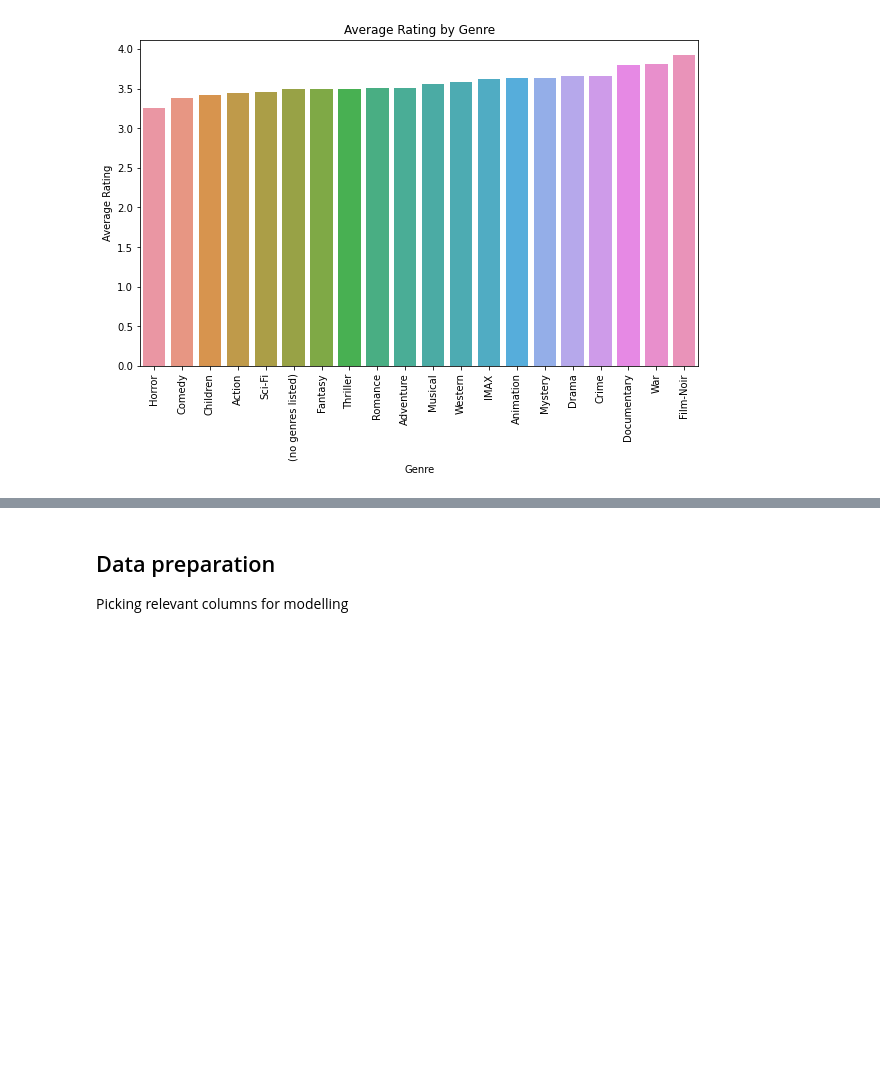
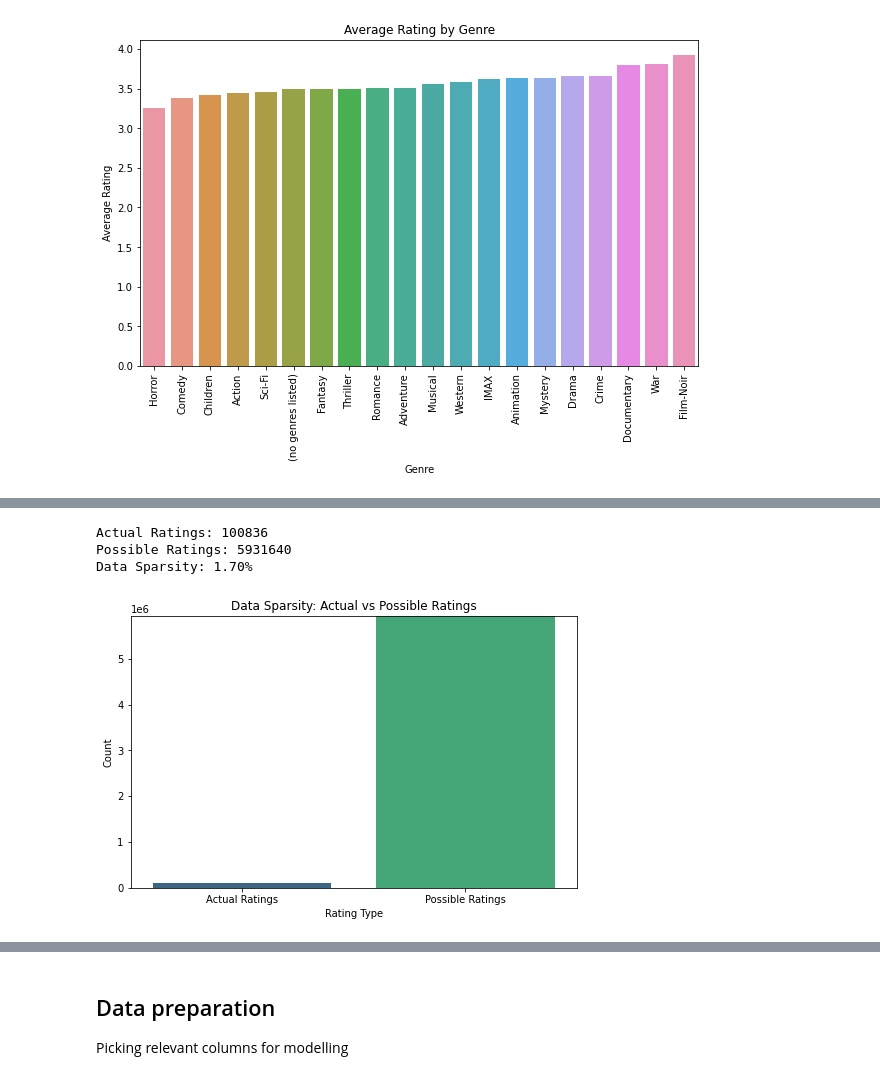
Before and after one commit to gtisnanga/PHASE-4-PRJOECT-MOVIE-RECOMMENDATIONS-GROUP-13, a Jupyter notebook: Phase 4.ipynb, the cells around one changed output, grey strips where cells are left out. Saved outputs shown, nothing was run; the diff lists cells and outputs as text; code cells hidden in the pictures; blank space fills up the shorter version.

```diff
--- a/Phase 4.ipynb
+++ b/Phase 4.ipynb
@@ -404,0 +517,46 @@ plt.show()
+# %%
+import matplotlib.pyplot as plt
+import seaborn as sns
+
+class DataAnalysis:
+    def __init__(self, dataframe):
+        self.df = dataframe
+
+    def data_sparsity(self):
+        """ Calculate and plot the data sparsity of actual vs possible ratings """
+        # Calculate actual ratings
+        actual_ratings = self.df['rating'].count()
+
+        # Calculate possible ratings
+        unique_users = self.df['userId'].nunique()
+        unique_movies = self.df['movieId'].nunique()
+        possible_ratings = unique_users * unique_movies
+
+        # Calculate sparsity
+        sparsity = (actual_ratings / possible_ratings) * 100  # as a percentage
+
+        # Print results
+        print(f'Actual Ratings: {actual_ratings}')
+        print(f'Possible Ratings: {possible_ratings}')
+        print(f'Data Sparsity: {sparsity:.2f}%')
+
+        # Create a bar plot for actual vs possible ratings
+        categories = ['Actual Ratings', 'Possible Ratings']
+        counts = [actual_ratings, possible_ratings]
+
+        plt.figure(figsize=(8, 5))
+        sns.barplot(x=categories, y=counts, palette='viridis')
+        plt.title('Data Sparsity: Actual vs Possible Ratings')
+        plt.ylabel('Count')
+        plt.xlabel('Rating Type')
+        plt.ylim(0, max(counts) + 5000)  # Adjusting y-axis for better visibility
+        plt.show()
+
+# Instantiate the class with your DataFrame and call the method
+analysis = DataAnalysis(final_df)
+analysis.data_sparsity()
+# %% [output]
+Actual Ratings: 100836
+Possible Ratings: 5931640
+Data Sparsity: 1.70%
+[figure, added]
```
Also changed, not shown: parts of 6 cells of this notebook.
